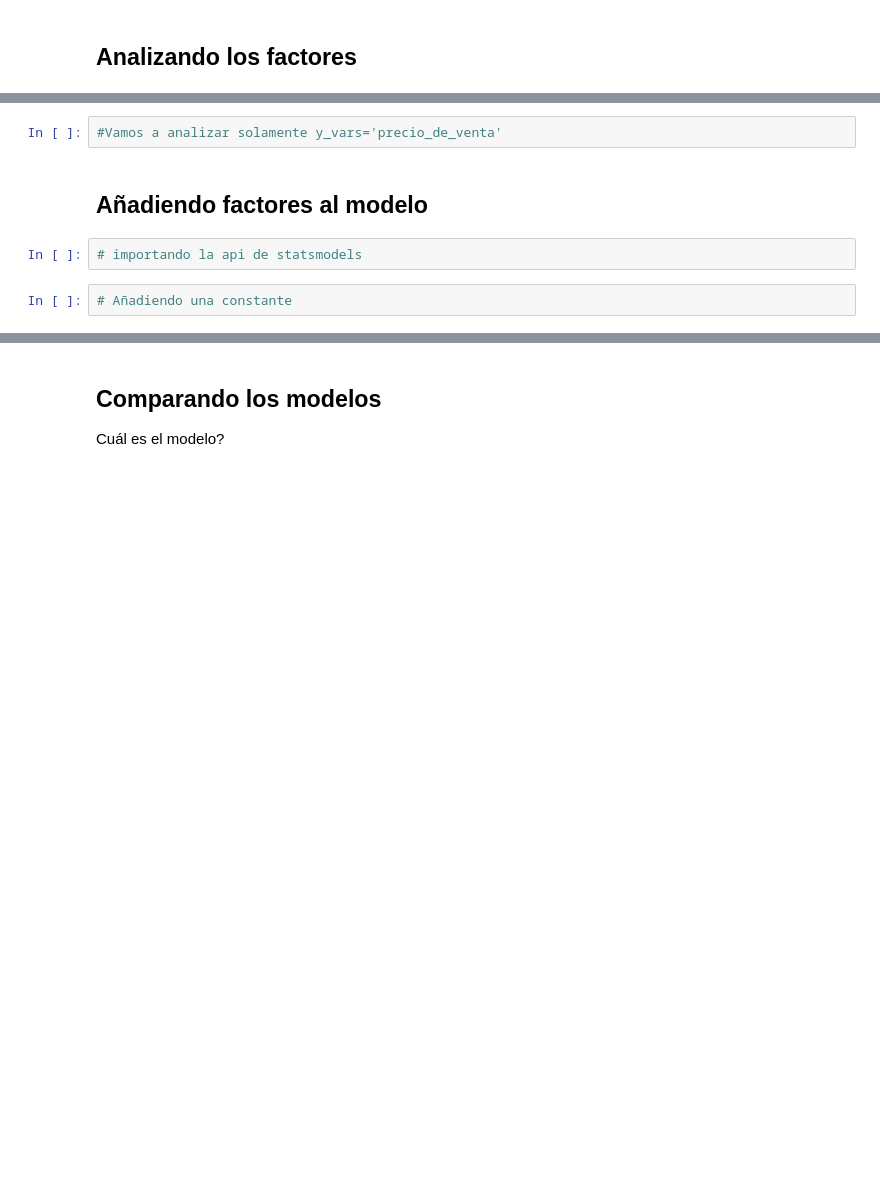
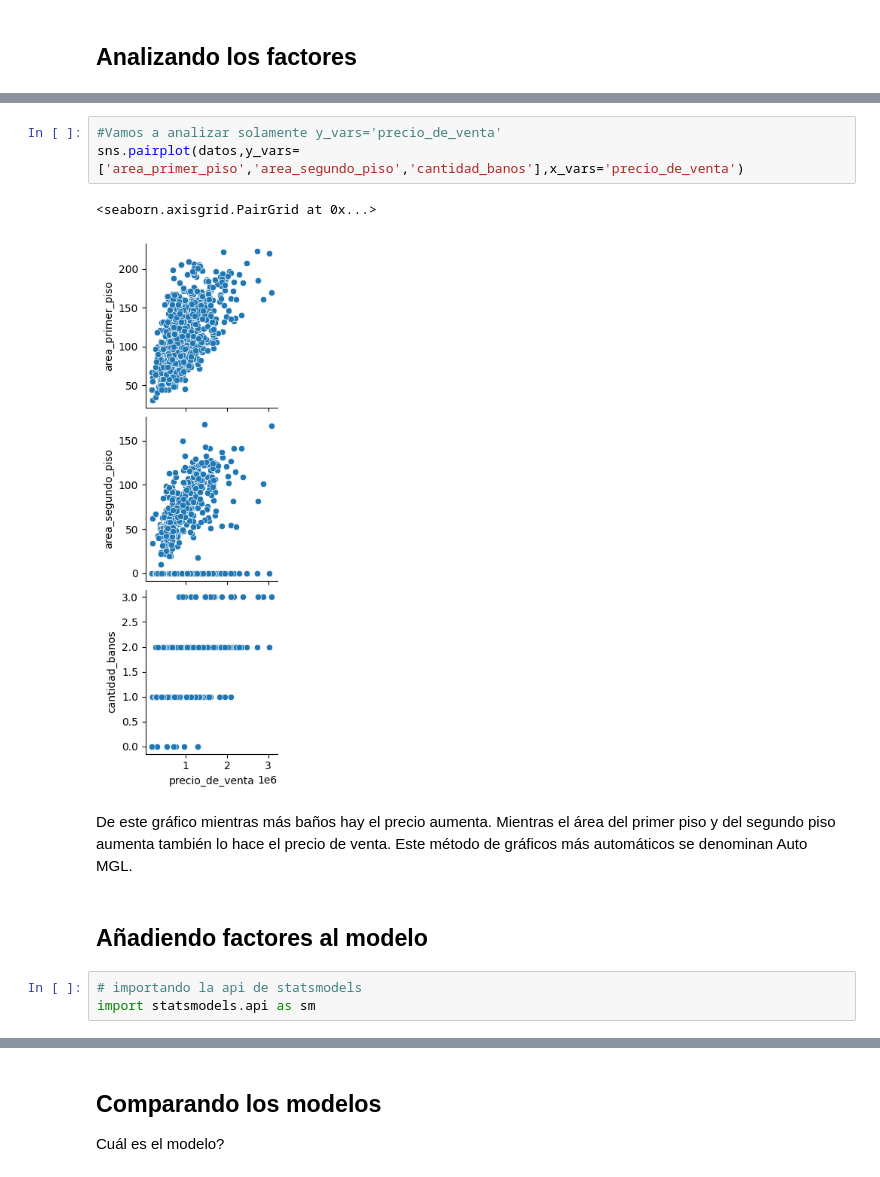
Before and after one commit to evs-11/Data-Science-Probando-Relaciones-Con-Regresion-Lineal, a Jupyter notebook: precios_de_inmuebles_regresion_lineal.ipynb, the cells around one changed output, grey strips where cells are left out. Saved outputs shown, nothing was run; the diff lists cells and outputs as text; blank space fills up the shorter version.

```diff
--- a/precios_de_inmuebles_regresion_lineal.ipynb
+++ b/precios_de_inmuebles_regresion_lineal.ipynb
@@ -331,8 +337,14 @@ Esto indica que aún existe una cantidad significativa de variación que no est
 # %%
 #Vamos a analizar solamente y_vars='precio_de_venta'
+sns.pairplot(datos,y_vars=['area_primer_piso','area_segundo_piso','cantidad_banos'],x_vars='precio_de_venta')
+# %% [output]
+<seaborn.axisgrid.PairGrid at 0x...>
+[figure, added]
+# %% [markdown]
+De este gráfico mientras más baños hay el precio aumenta. Mientras el área del primer piso y del segundo piso aumenta también lo hace el precio de venta.
+Este método de gráficos más automáticos se denominan Auto MGL.
 # %% [markdown]
 ## Añadiendo factores al modelo
 # %%
 # importando la api de statsmodels
+import statsmodels.api as sm
-# %%
-# Añadiendo una constante
```
Also changed, not shown: parts of 39 cells of this notebook.
